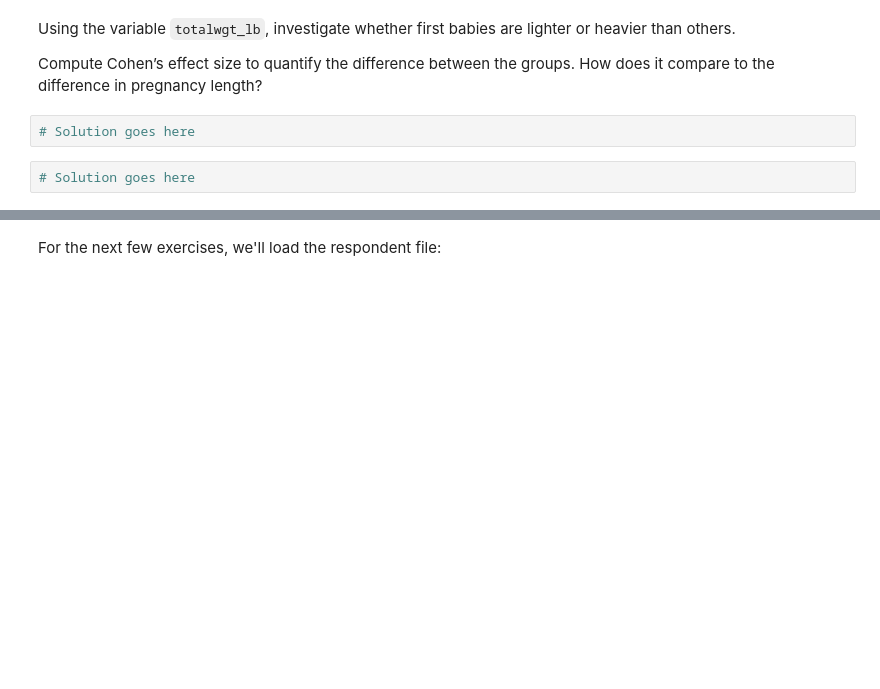
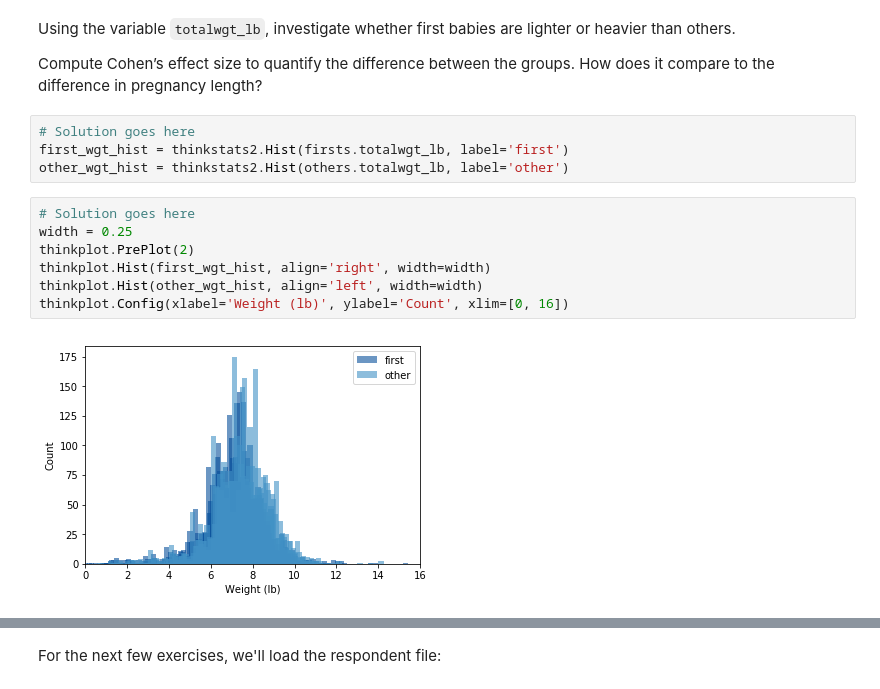
Before and after one commit to rosslogan702/ThinkStats2, a Jupyter notebook: code/chap02ex.ipynb, the cells around one changed output, grey strips where cells are left out. Cells and saved outputs as stored; diff of their text form; blank space fills up the shorter version.

```diff
--- a/code/chap02ex.ipynb
+++ b/code/chap02ex.ipynb
@@ -227,7 +252,16 @@ Compute the Cohen effect size for the difference in pregnancy length for first b
 Using the variable `totalwgt_lb`, investigate whether first babies are lighter or heavier than others.
 
 Compute Cohen’s effect size to quantify the difference between the groups.  How does it compare to the difference in pregnancy length?
-# %%
-# Solution goes here
-# %%
-# Solution goes here
+# %%
+# Solution goes here
+first_wgt_hist = thinkstats2.Hist(firsts.totalwgt_lb, label='first')
+other_wgt_hist = thinkstats2.Hist(others.totalwgt_lb, label='other')
+# %%
+# Solution goes here
+width = 0.25
+thinkplot.PrePlot(2)
+thinkplot.Hist(first_wgt_hist, align='right', width=width)
+thinkplot.Hist(other_wgt_hist, align='left', width=width)
+thinkplot.Config(xlabel='Weight (lb)', ylabel='Count', xlim=[0, 16])
+# %% [output]
+[figure, added]
```
Also changed, not shown: parts of 29 cells of this notebook.
